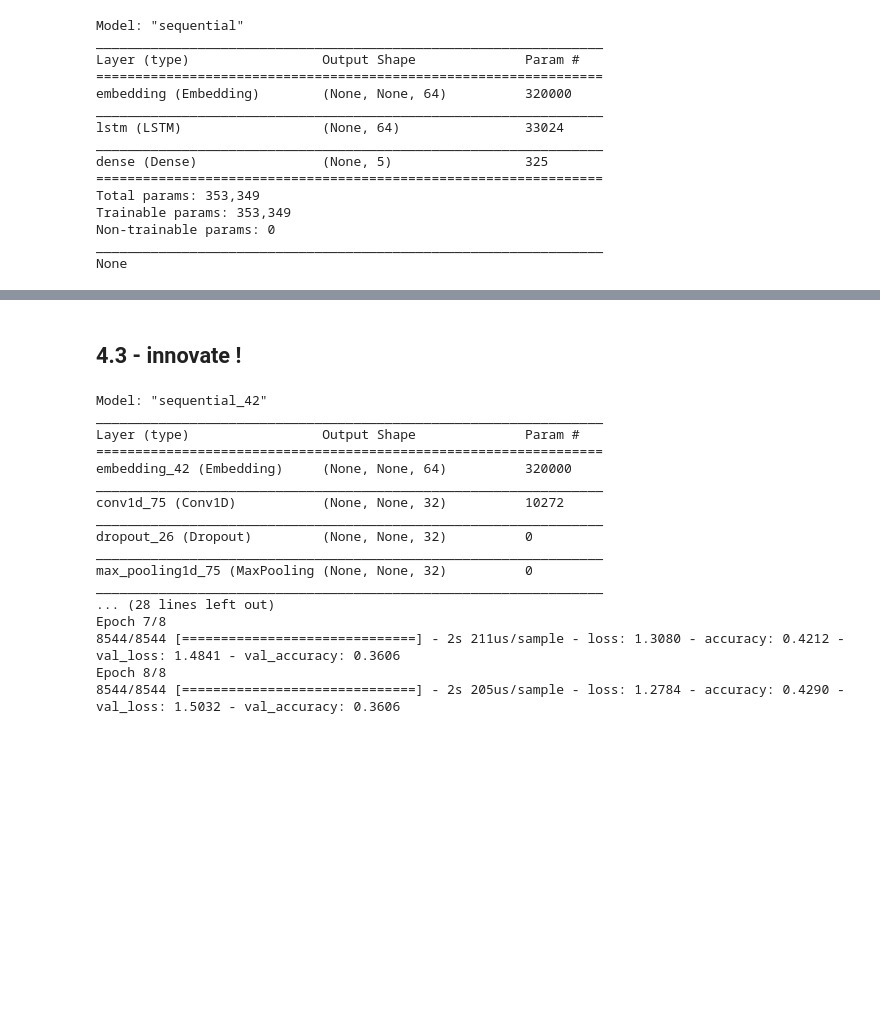
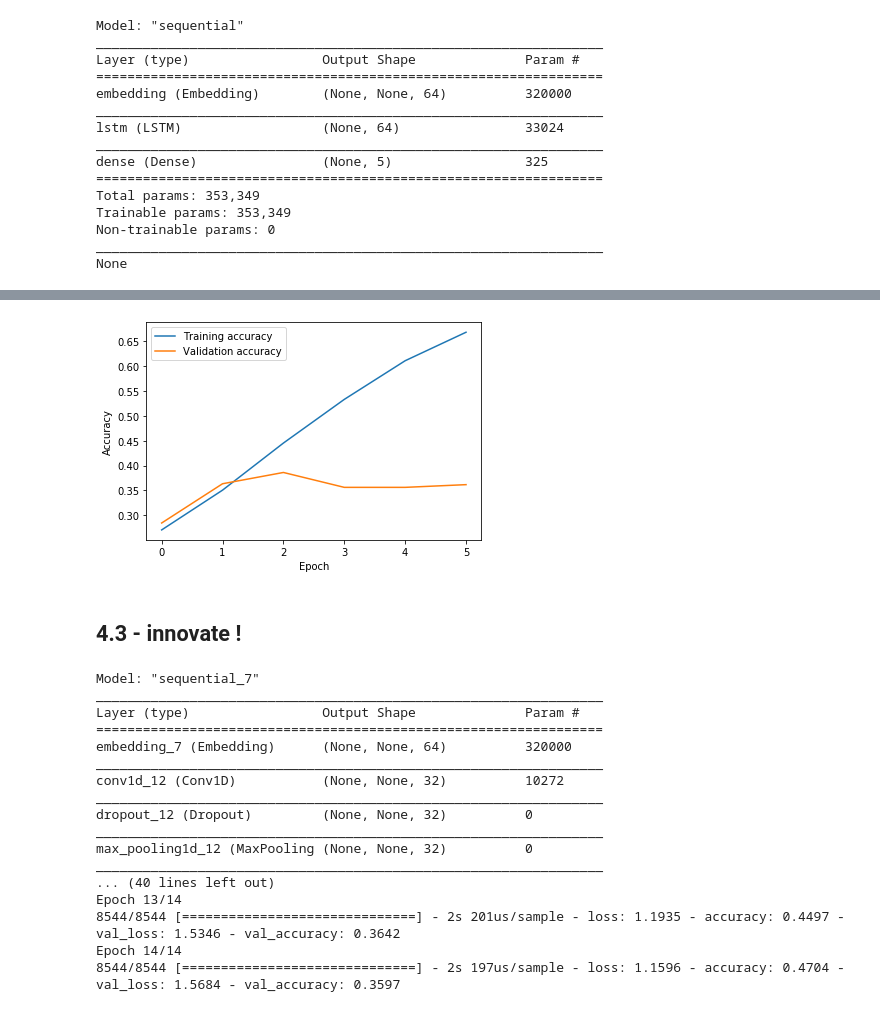
Before and after one commit to Xyouz/mvaDL, a Jupyter notebook: nlp/nlp_project.ipynb, the cells around one changed output, grey strips where cells are left out. Saved outputs shown, nothing was run; the diff lists cells and outputs as text; code cells hidden in the pictures; blank space fills up the shorter version.

```diff
--- a/nlp/nlp_project.ipynb
+++ b/nlp/nlp_project.ipynb
@@ -556,15 +556,26 @@ Epoch 6/6
 # %%
 # 6 - Generate your predictions on the test set using model.predict(x_test)
 #     https://keras.io/models/model/
 #     Log your predictions in a file (one line = one integer: 0,1,2,3,4)
 #     Attach the output file "logreg_lstm_y_test_sst.txt" to your deliverable.
+import matplotlib.pyplot as plt
+
+plt.plot(history.history['accuracy'], label="Training accuracy")
+plt.plot(history.history['val_accuracy'], label="Validation accuracy")
+plt.ylabel('Accuracy')
+plt.xlabel('Epoch')
+plt.legend()
+plt.savefig("evolacc1.png")
+plt.show()
 
 pred = model.predict_classes(test_pad)
 
 assert pred.shape == (2210,)
 
 filename = "logreg_lstm_y_test_sst.txt"
 np.savetxt(filename, pred.astype(int), fmt="%u")
+# %% [output]
+[figure, added]
 # %% [markdown]
 ## 4.3 - innovate !
 # %%
@@ -606,24 +617,29 @@ model.compile(loss=loss_classif,
 print(model.summary())
 
 bs = 64
-n_epochs = 8
+n_epochs = 14
 
 history = model.fit(train_pad, train_classes, batch_size=bs, epochs=n_epochs, validation_data=(dev_pad, dev_classes))
+
+pred = model.predict_classes(test_pad)
+
+filename = "logreg_1dconv_y_test_sst.txt"
+np.savetxt(filename, pred.astype(int), fmt="%u")
 # %% [output]
-Model: "sequential_42"
+Model: "sequential_7"
 _________________________________________________________________
 Layer (type)                 Output Shape              Param #
 =================================================================
-embedding_42 (Embedding)     (None, None, 64)          320000
+embedding_7 (Embedding)      (None, None, 64)          320000
 _________________________________________________________________
-conv1d_75 (Conv1D)           (None, None, 32)          10272
+conv1d_12 (Conv1D)           (None, None, 32)          10272
 _________________________________________________________________
-dropout_26 (Dropout)         (None, None, 32)          0
+dropout_12 (Dropout)         (None, None, 32)          0
 _________________________________________________________________
-max_pooling1d_75 (MaxPooling (None, None, 32)          0
+max_pooling1d_12 (MaxPooling (None, None, 32)          0
 _________________________________________________________________
-... (28 lines left out)
-Epoch 7/8
-8544/8544 [==============================] - 2s 211us/sample - loss: 1.3080 - accuracy: 0.4212 - val_loss: 1.4841 - val_accuracy: 0.3606
-Epoch 8/8
-8544/8544 [==============================] - 2s 205us/sample - loss: 1.2784 - accuracy: 0.4290 - val_loss: 1.5032 - val_accuracy: 0.3606
+... (40 lines left out)
+Epoch 13/14
+8544/8544 [==============================] - 2s 201us/sample - loss: 1.1935 - accuracy: 0.4497 - val_loss: 1.5346 - val_accuracy: 0.3642
+Epoch 14/14
+8544/8544 [==============================] - 2s 197us/sample - loss: 1.1596 - accuracy: 0.4704 - val_loss: 1.5684 - val_accuracy: 0.3597
```
Also changed, not shown: parts of 1 cell of this notebook, 1 other file.
